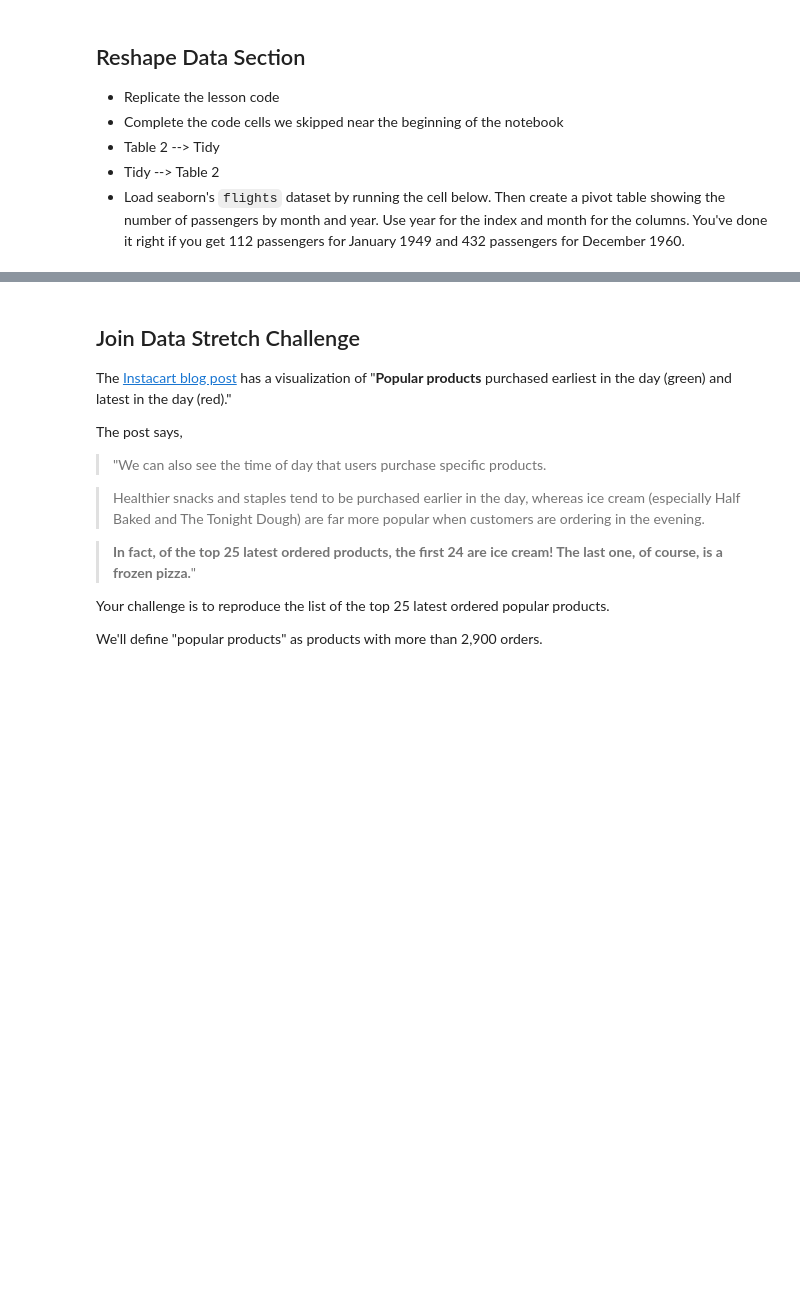
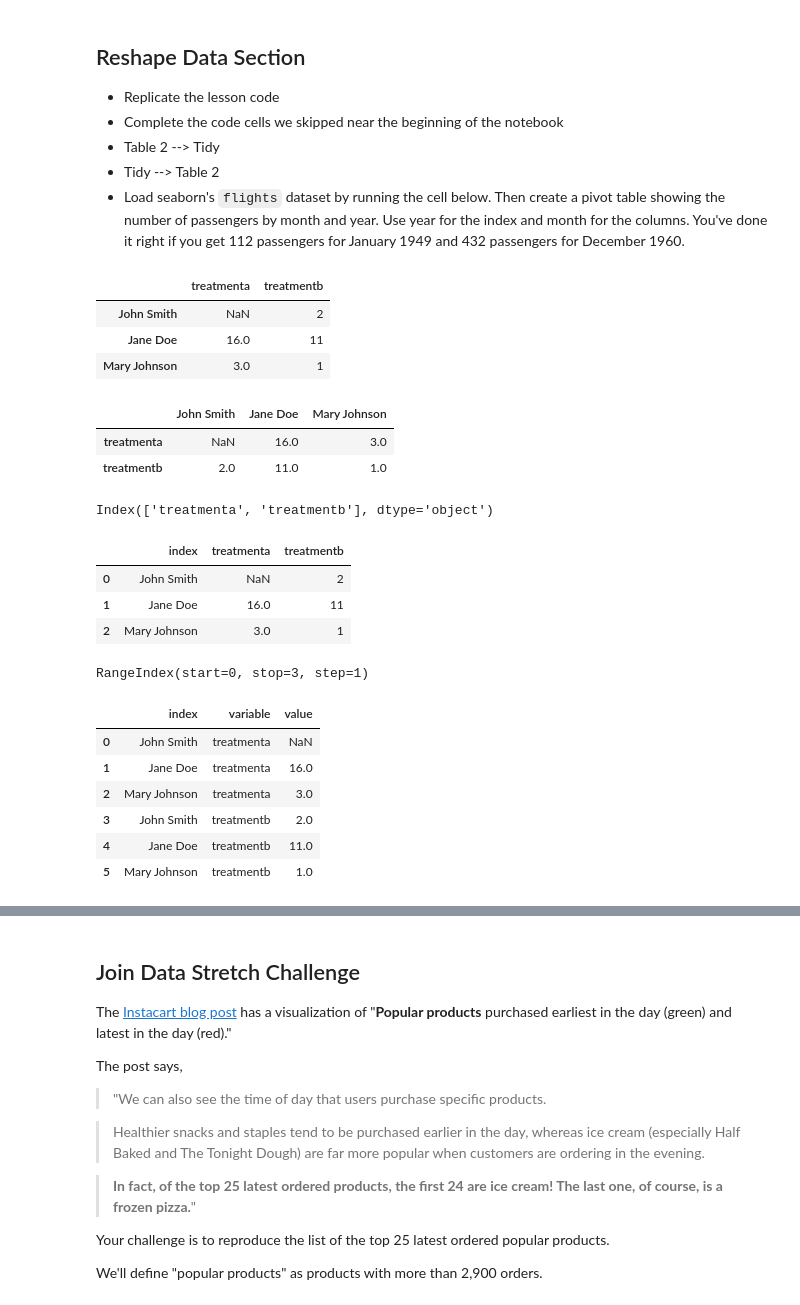
Before and after one commit to Baisalis/DS-Unit-1-Sprint-2-Data-Wrangling-and-Storytelling, a Jupyter notebook: LS_DS_121_Join_and_Reshape_Data_Assignment.ipynb, the cells around one changed output, grey strips where cells are left out. Cells and saved outputs as stored; diff of their text form; code cells hidden in the pictures; blank space fills up the shorter version.

```diff
--- a/LS_DS_121_Join_and_Reshape_Data_Assignment.ipynb
+++ b/LS_DS_121_Join_and_Reshape_Data_Assignment.ipynb
@@ -227,3 +274,59 @@ order_products.head(10)
 - Table 2 --> Tidy
 - Tidy --> Table 2
 - Load seaborn's `flights` dataset by running the cell below. Then create a pivot table showing the number of passengers by month and year. Use year for the index and month for the columns. You've done it right if you get 112 passengers for January 1949 and 432 passengers for December 1960.
+# %%
+
+%matplotlib inline
+import pandas as pd
+import numpy as np
+import seaborn as sns
+
+table1 = pd.DataFrame(
+    [[np.nan, 2],
+     [16,    11],
+     [3,      1]],
+    index=['John Smith', 'Jane Doe', 'Mary Johnson'],
+    columns=['treatmenta', 'treatmentb'])
+
+table2 = table1.T
+# %%
+table1
+# %% [output]
+|  | treatmenta | treatmentb |
+| John Smith | NaN | 2 |
+| Jane Doe | 16.0 | 11 |
+| Mary Johnson | 3.0 | 1 |
+# %%
+table2
+# %% [output]
+|  | John Smith | Jane Doe | Mary Johnson |
+| treatmenta | NaN | 16.0 | 3.0 |
+| treatmentb | 2.0 | 11.0 | 1.0 |
+# %%
+table2.index
+# %% [output]
+Index(['treatmenta', 'treatmentb'], dtype='object')
+# %%
+table2 = table1.reset_index()
+# %%
+table2
+# %% [output]
+|  | index | treatmenta | treatmentb |
+| 0 | John Smith | NaN | 2 |
+| 1 | Jane Doe | 16.0 | 11 |
+| 2 | Mary Johnson | 3.0 | 1 |
+# %%
+table2.index
+# %% [output]
+RangeIndex(start=0, stop=3, step=1)
+# %%
+tidy = table2.melt(id_vars='index')
+tidy
+# %% [output]
+|  | index | variable | value |
+| 0 | John Smith | treatmenta | NaN |
+| 1 | Jane Doe | treatmenta | 16.0 |
+| 2 | Mary Johnson | treatmenta | 3.0 |
+| 3 | John Smith | treatmentb | 2.0 |
+| 4 | Jane Doe | treatmentb | 11.0 |
+| 5 | Mary Johnson | treatmentb | 1.0 |
```
Also changed, not shown: parts of 13 cells of this notebook.
